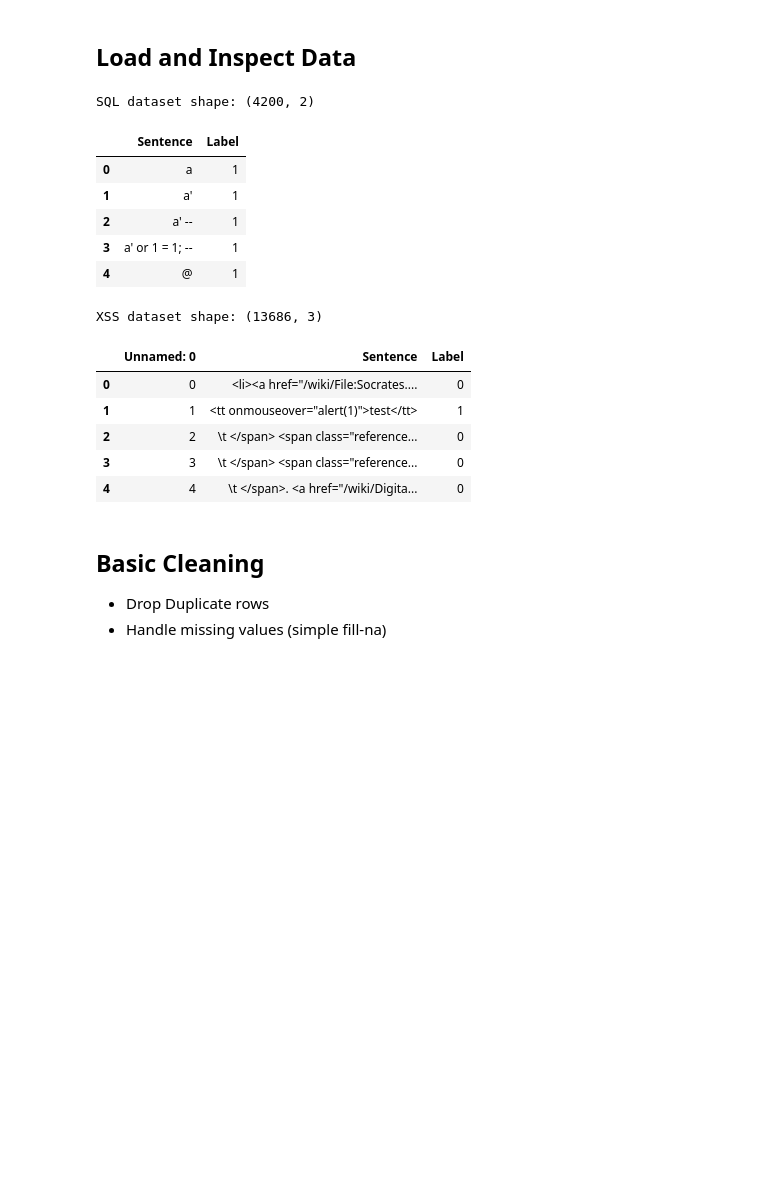
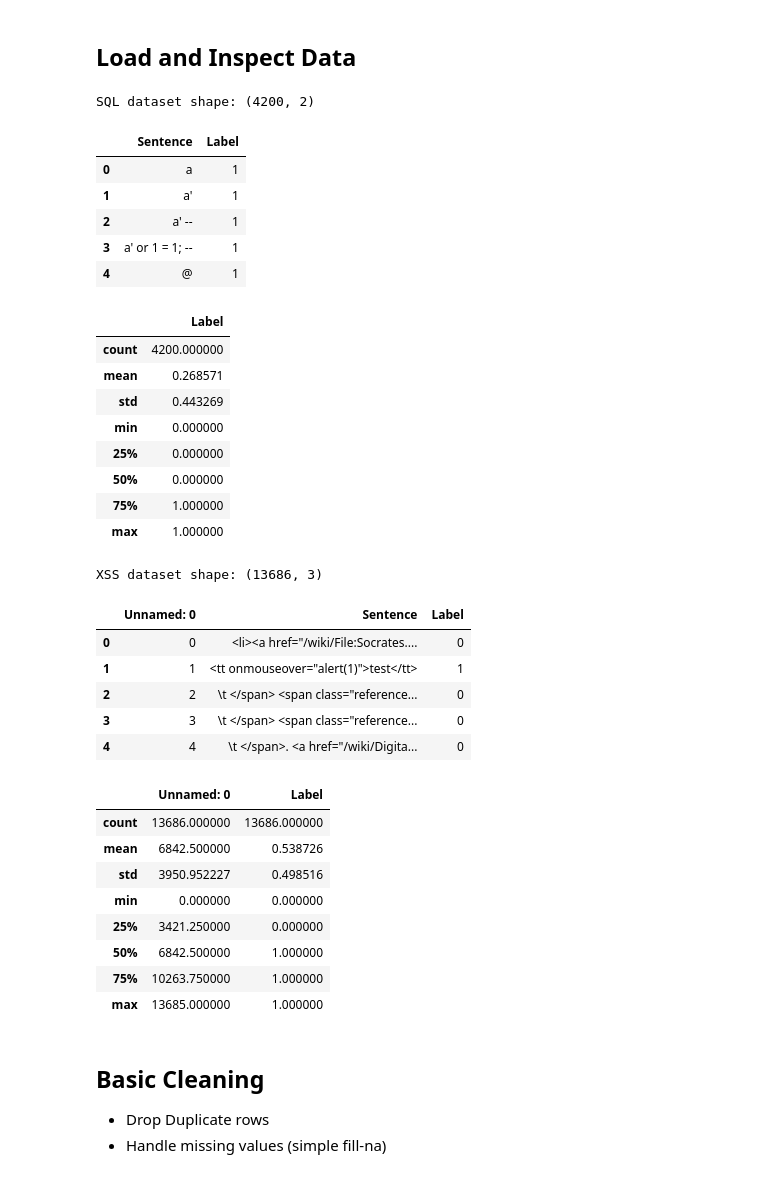
Before and after one commit to NoProblem01/Comparative_Study_ML_WebVuln, a Jupyter notebook: Comparative Study von Machine Learning Modellen zur Erkennung von Web Schwachstellen.ipynb, the cells around one changed output. Saved outputs shown, nothing was run; the diff lists cells and outputs as text; code cells hidden in the pictures; blank space fills up the shorter version.

```diff
--- a/Comparative Study von Machine Learning Modellen zur Erkennung von Web Schwachstellen.ipynb
+++ b/Comparative Study von Machine Learning Modellen zur Erkennung von Web Schwachstellen.ipynb
@@ -82,22 +85,41 @@ xss_df = pd.read_csv(XSS_CSV)
 # %%
 for name, df in {"SQL": sql_df, "XSS": xss_df}.items():
     print(f"{name} dataset shape: {df.shape}")
     display(df.head())
+    display(df.describe())
 # %% [output]
 SQL dataset shape: (4200, 2)
 |  | Sentence | Label |
 | 0 | a | 1 |
 | 1 | a' | 1 |
 | 2 | a' -- | 1 |
 | 3 | a' or 1 = 1; -- | 1 |
 | 4 | @ | 1 |
+|  | Label |
+| count | 4200.000000 |
+| mean | 0.268571 |
+| std | 0.443269 |
+| min | 0.000000 |
+| 25% | 0.000000 |
+| 50% | 0.000000 |
+| 75% | 1.000000 |
+| max | 1.000000 |
 XSS dataset shape: (13686, 3)
-|  | Unnamed: 0 | Sentence | Label |
-| 0 | 0 | <li><a href="/wiki/File:Socrates.... | 0 |
-| 1 | 1 | <tt onmouseover="alert(1)">test</tt> | 1 |
-| 2 | 2 | \t </span> <span class="reference... | 0 |
-| 3 | 3 | \t </span> <span class="reference... | 0 |
-| 4 | 4 | \t </span>. <a href="/wiki/Digita... | 0 |
+|  | Unnamed: 0 | Sentence | Label |
+| 0 | 0 | <li><a href="/wiki/File:Socrates.... | 0 |
+| 1 | 1 | <tt onmouseover="alert(1)">test</tt> | 1 |
+| 2 | 2 | \t </span> <span class="reference... | 0 |
+| 3 | 3 | \t </span> <span class="reference... | 0 |
+| 4 | 4 | \t </span>. <a href="/wiki/Digita... | 0 |
+|  | Unnamed: 0 | Label |
+| count | 13686.000000 | 13686.000000 |
+| mean | 6842.500000 | 0.538726 |
+| std | 3950.952227 | 0.498516 |
+| min | 0.000000 | 0.000000 |
+| 25% | 3421.250000 | 0.000000 |
+| 50% | 6842.500000 | 1.000000 |
+| 75% | 10263.750000 | 1.000000 |
+| max | 13685.000000 | 1.000000 |
 # %% [markdown]
 ## Basic Cleaning
 * Drop Duplicate rows
```
Also changed, not shown: parts of 3 cells of this notebook.
